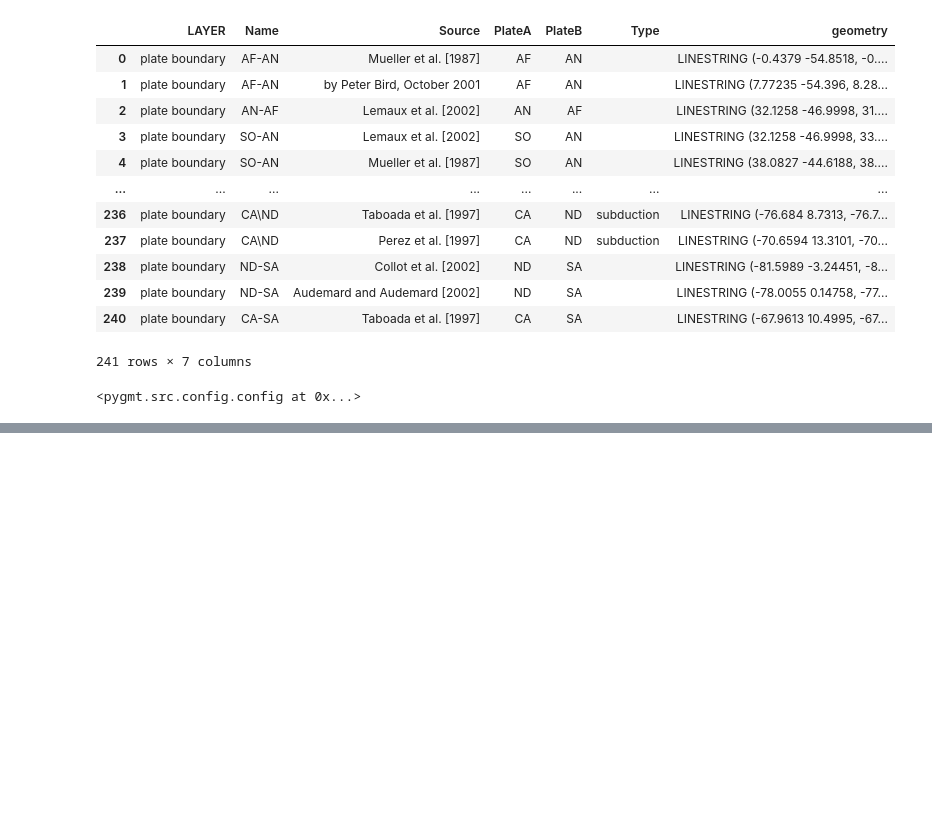
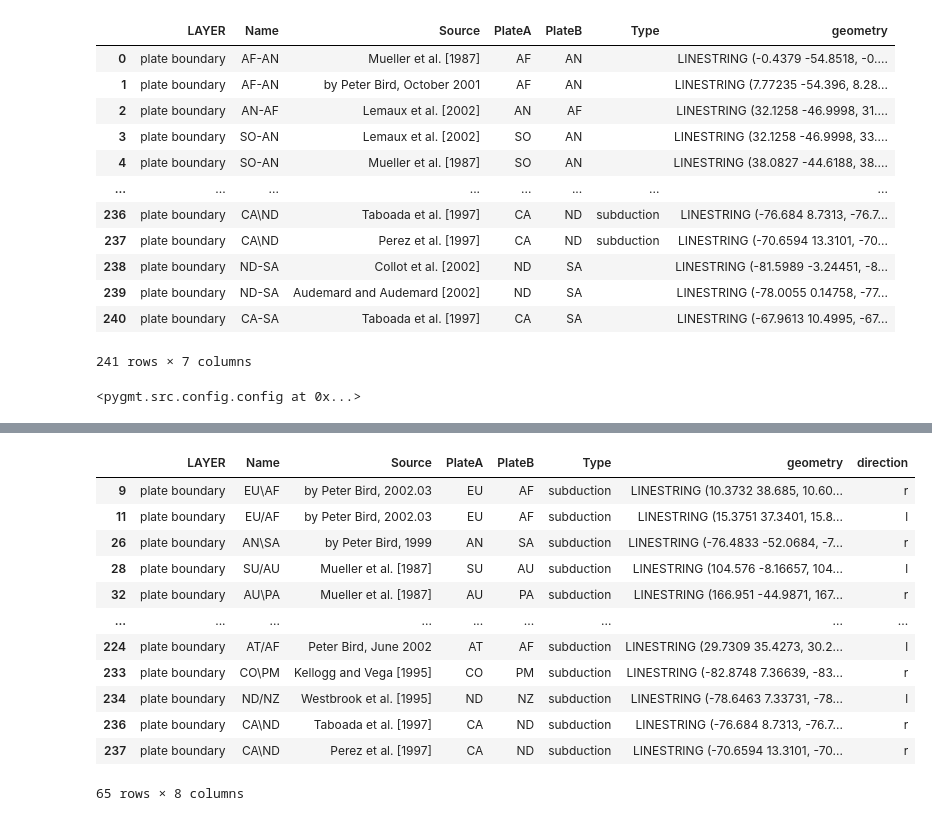
Before and after one commit to nredick/code-examples, a Jupyter notebook: pygmt/plot_global_plate_boundaries.ipynb, the cells around one changed output, grey strips where cells are left out. Drawn from its saved outputs; the diff is of its cells as text; code cells hidden in the pictures; blank space fills up the shorter version.

```diff
--- a/pygmt/plot_global_plate_boundaries.ipynb
+++ b/pygmt/plot_global_plate_boundaries.ipynb
@@ -112,2 +112,29 @@ display(subduction_zones)
 # %%
 # todo: need to add a column to the geopandas dataframe to store which way the subduction triangles should point as front_side (left or right)
+
+# in Name col:
+# \ => under plate B
+# / => under plate A
+
+# def function to calculate direction of subduction (left or right)
+calc_subduction_direction = lambda x: "l" if "/" in x else "r"
+
+# apply function to the subduction zones
+subduction_zones = subduction_zones.copy()
+subduction_zones["direction"] = subduction_zones["Name"].apply(calc_subduction_direction)
+
+subduction_zones
+# %% [output]
+|  | LAYER | Name | Source | PlateA | PlateB | Type | geometry | direction |
+| 9 | plate boundary | EU\AF | by Peter Bird, 2002.03 | EU | AF | subduction | LINESTRING (10.3732 38.685, 10.60... | r |
+| 11 | plate boundary | EU/AF | by Peter Bird, 2002.03 | EU | AF | subduction | LINESTRING (15.3751 37.3401, 15.8... | l |
+| 26 | plate boundary | AN\SA | by Peter Bird, 1999 | AN | SA | subduction | LINESTRING (-76.4833 -52.0684, -7... | r |
+| 28 | plate boundary | SU/AU | Mueller et al. [1987] | SU | AU | subduction | LINESTRING (104.576 -8.16657, 104... | l |
+| 32 | plate boundary | AU\PA | Mueller et al. [1987] | AU | PA | subduction | LINESTRING (166.951 -44.9871, 167... | r |
+| ... | ... | ... | ... | ... | ... | ... | ... | ... |
+| 224 | plate boundary | AT/AF | Peter Bird, June 2002 | AT | AF | subduction | LINESTRING (29.7309 35.4273, 30.2... | l |
+| 233 | plate boundary | CO\PM | Kellogg and Vega [1995] | CO | PM | subduction | LINESTRING (-82.8748 7.36639, -83... | r |
+| 234 | plate boundary | ND/NZ | Westbrook et al. [1995] | ND | NZ | subduction | LINESTRING (-78.6463 7.33731, -78... | l |
+| 236 | plate boundary | CA\ND | Taboada et al. [1997] | CA | ND | subduction | LINESTRING (-76.684 8.7313, -76.7... | r |
+| 237 | plate boundary | CA\ND | Perez et al. [1997] | CA | ND | subduction | LINESTRING (-70.6594 13.3101, -70... | r |
+65 rows × 8 columns
```
Also changed, not shown: parts of 6 cells of this notebook.
